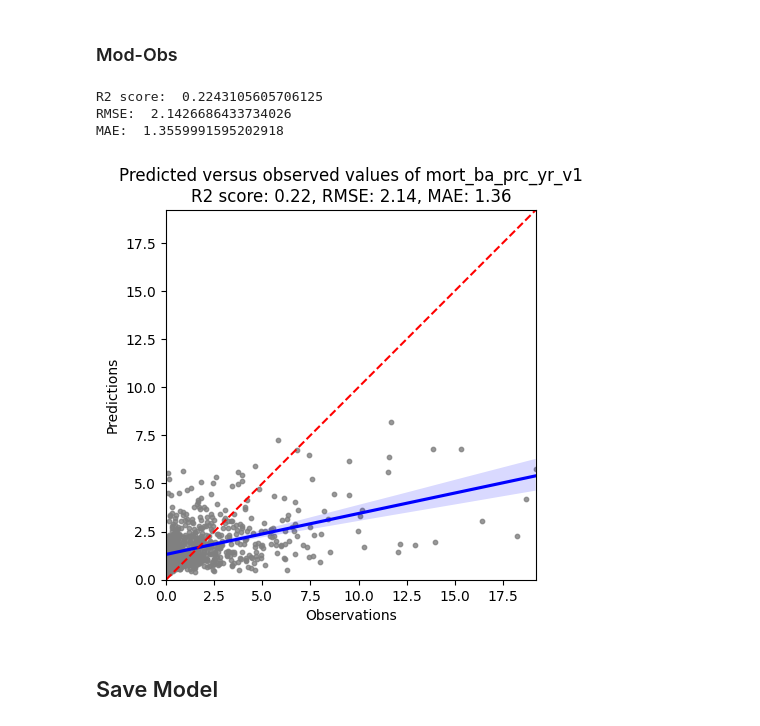
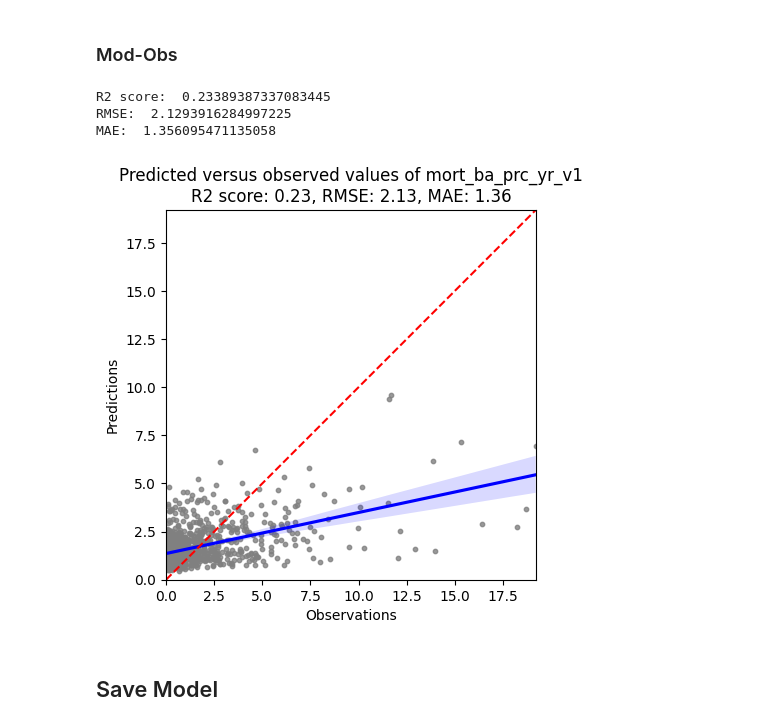
Before and after one commit to padasch/ifn_analysis, a Jupyter notebook: python/04_run_ml_models/run_random_forest.ipynb, the cells around one changed output. Saved outputs shown, nothing was run; the diff lists cells and outputs as text; code cells hidden in the pictures.

```diff
--- a/python/04_run_ml_models/run_random_forest.ipynb
+++ b/python/04_run_ml_models/run_random_forest.ipynb
@@ -1262,0 +1667,8 @@ Shape of X_test after pre-processing: (878, 136)
+# %%
+X_train, X_test = pp_this(
+    vars_to_ohe,
+    numerics_with_na,
+    X_train,
+    X_test,
+    current_dir,
+)
@@ -1372,25 +2162,2 @@ if run_cell:
 # %% [markdown]
 ### Fit best model
-# %%
-# best_params = grid_search.best_params_ # Get the best parameters
-
-# best parameters based on random search:
-best_params = {
-    "n_estimators": 1255,
-    "min_samples_split": 2,
-    "min_samples_leaf": 1,
-    "max_features": "sqrt",
-    "max_depth": None,
-}
-
-# Write to file
-file_path = f"{current_dir}/parameters_of_final_rf.txt"
-with open(file_path, "w") as file:
-    for key, value in best_params.items():
-        file.write(f"{key}:\n - {value}\n\n")
-
-# Fit the model to the training data
-rf_best = RandomForestRegressor(
-    **best_params, random_state=seed_nr, n_jobs=-1
-)  # Create best model
-rf_best.fit(X_train, y_train)
@@ -1441,0 +2248,12 @@ if run_cell:
+# %%
+# Short-cut if I want to skip the feature selection
+run_cell = False
+if run_cell:
+    X_train_fin = X_train.copy()
+    X_test_fin = X_test.copy()
+# %%
+# Fit the model to the training data
+rf_best = RandomForestRegressor(
+    **best_params, random_state=seed_nr, n_jobs=-1
+)  # Create best model
+rf_best.fit(X_train_fin, y_train)
@@ -1492,12 +2487,12 @@ Merged 51 vars into top3_species containing: ['top3_species_none', 'top3_species
 # %% [markdown]
 ### Mod-Obs
 # %%
-model_evaluation(rf_best, X_test, y_test)
+model_evaluation(rf_best, X_test_fin, y_test)
 # %% [output]
-R2 score:  0.2243105605706125
-RMSE:  2.1426686433734026
-MAE:  1.3559991595202918
+R2 score:  0.23389387337083445
+RMSE:  2.1293916284997225
+MAE:  1.356095471135058
-[figure, old version]
+[figure, new version]
 # %% [markdown]
 ## Save Model
 # %%
```
Also changed, not shown: parts of 71 cells of this notebook.
